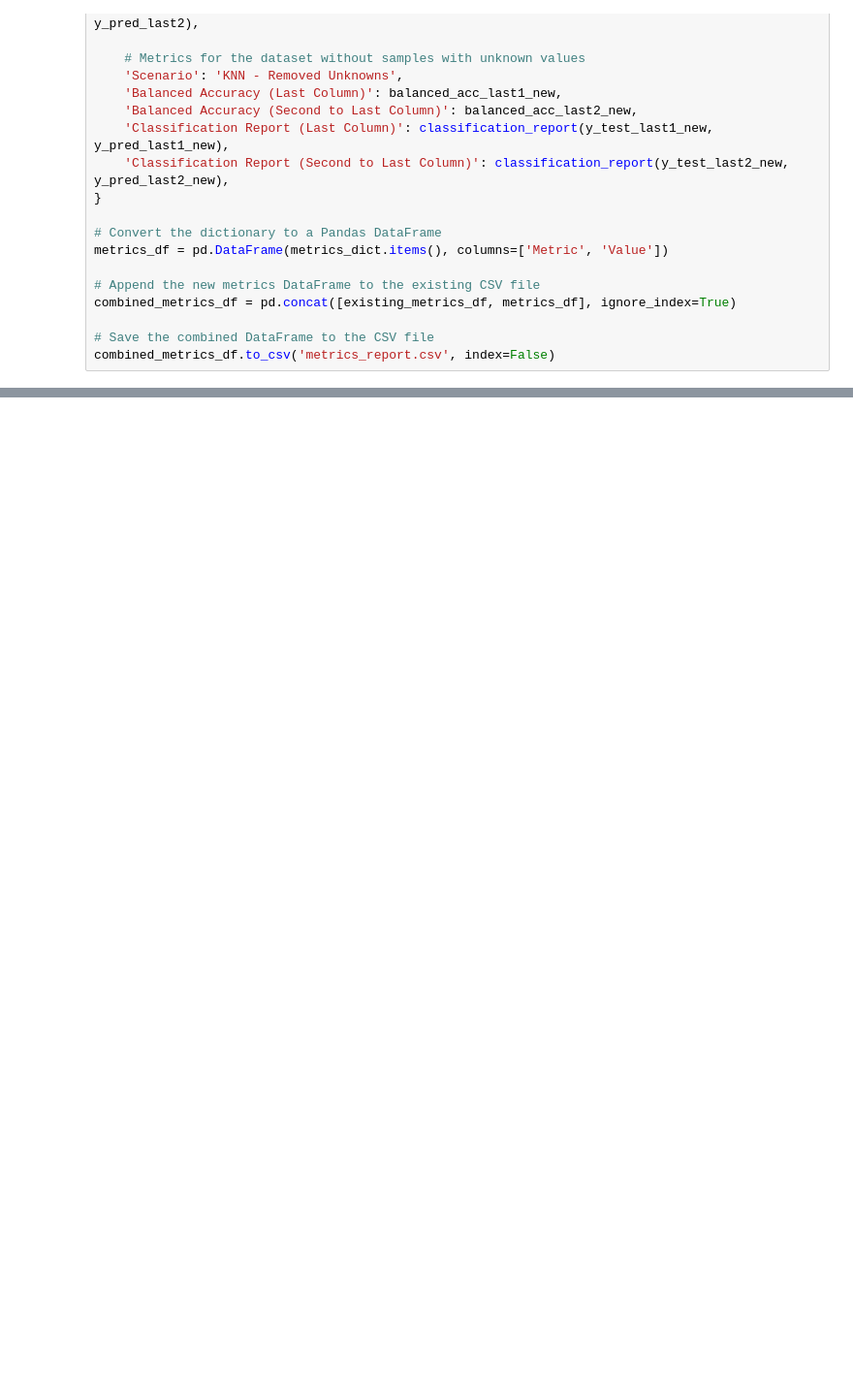
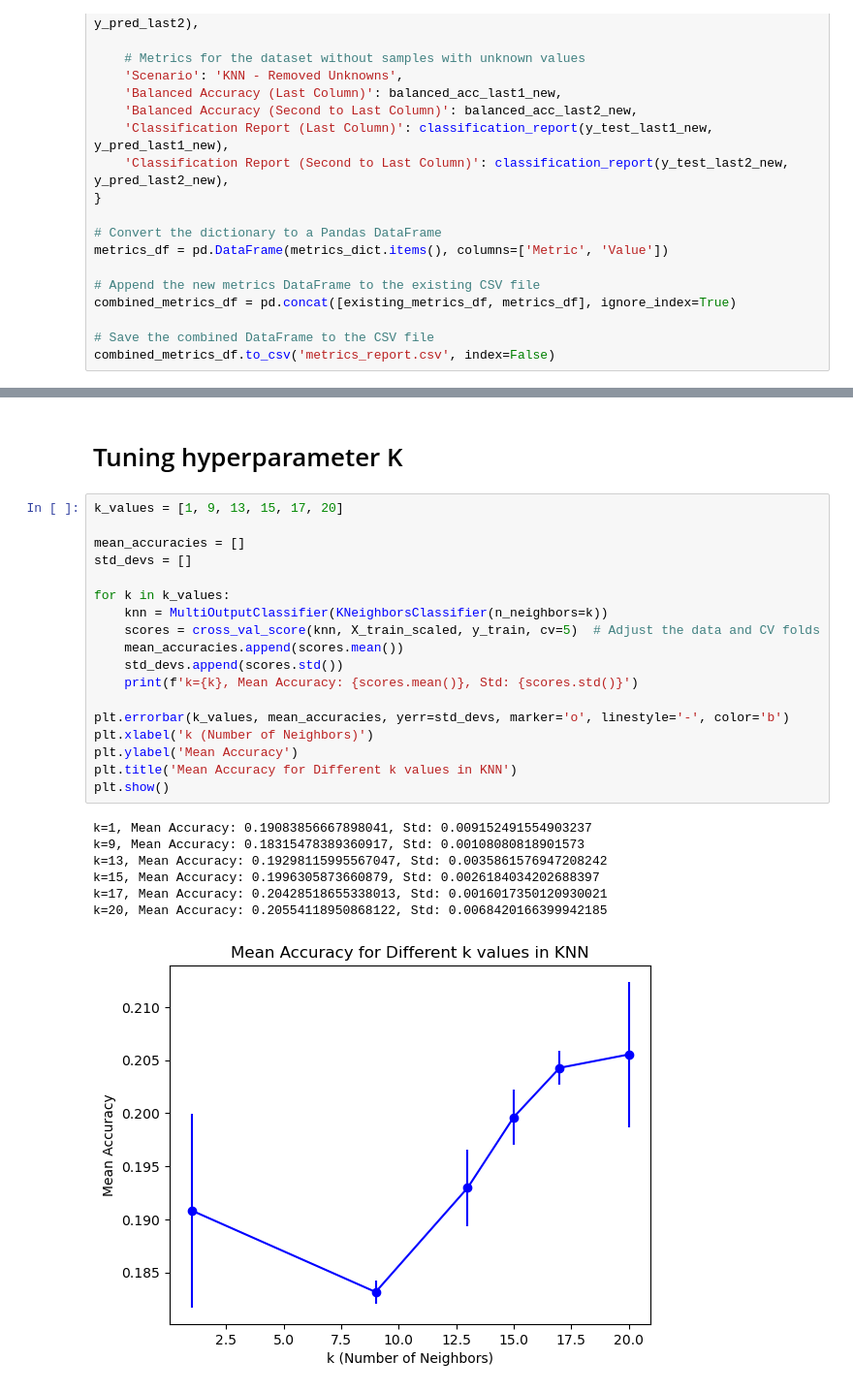
Before and after one commit to SoSaraiva/DACO, a Jupyter notebook: knn_model.ipynb, the cells around one changed output, grey strips where cells are left out. Shown at 97% size. Saved outputs shown, nothing was run; the diff lists cells and outputs as text; blank space fills up the shorter version.

Commit message:
tentando tuning e perceber features

```diff
--- a/knn_model.ipynb
+++ b/knn_model.ipynb
@@ -215,0 +240,28 @@ balanced accuracy: 0.30411497440894875
+# %% [markdown]
+# Tuning hyperparameter K
+# %%
+k_values = [1, 9, 13, 15, 17, 20]
+
+mean_accuracies = []
+std_devs = []
+
+for k in k_values:
+    knn = MultiOutputClassifier(KNeighborsClassifier(n_neighbors=k))
+    scores = cross_val_score(knn, X_train_scaled, y_train, cv=5)  # Adjust the data and CV folds
+    mean_accuracies.append(scores.mean())
+    std_devs.append(scores.std())
+    print(f'k={k}, Mean Accuracy: {scores.mean()}, Std: {scores.std()}')
+
+plt.errorbar(k_values, mean_accuracies, yerr=std_devs, marker='o', linestyle='-', color='b')
+plt.xlabel('k (Number of Neighbors)')
+plt.ylabel('Mean Accuracy')
+plt.title('Mean Accuracy for Different k values in KNN')
+plt.show()
+# %% [output]
+k=1, Mean Accuracy: 0.19083856667898041, Std: 0.009152491554903237
+k=9, Mean Accuracy: 0.18315478389360917, Std: 0.00108080818901573
+k=13, Mean Accuracy: 0.19298115995567047, Std: 0.0035861576947208242
+k=15, Mean Accuracy: 0.1996305873660879, Std: 0.0026184034202688397
+k=17, Mean Accuracy: 0.20428518655338013, Std: 0.0016017350120930021
+k=20, Mean Accuracy: 0.20554118950868122, Std: 0.0068420166399942185
+[figure, added]
```
Also changed, not shown: parts of 2 cells of this notebook, 1 other file.
